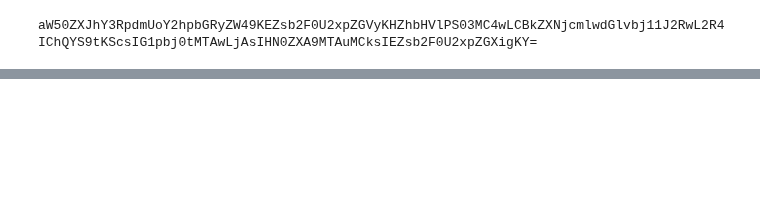
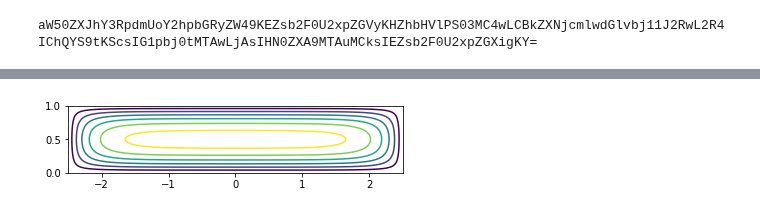
Before and after one commit to Mingbo-Li/microfluidics, a Jupyter notebook: Analytical solutions to steady and laminar flows.ipynb, the cells around one changed output, grey strips where cells are left out. Cells and saved outputs as stored; diff of their text form; code cells hidden in the pictures; blank space fills up the shorter version.

```diff
--- a/Analytical solutions to steady and laminar flows.ipynb
+++ b/Analytical solutions to steady and laminar flows.ipynb
@@ -352,0 +396,21 @@ $$ u_0=\frac{\Delta p}{2\mu\,L}\left(\frac{a^2\,b^2}{a^2+b^2}\right)\quad .\tag{
+# %%
+%matplotlib inline
+import numpy as np
+import matplotlib.pyplot as plt
+w=5. #width
+h=1. #height
+
+#generate a 2x2 matrix with y and z values on the locations of the matrix
+y,z=np.meshgrid(np.linspace(-w/2.,w/2.,100),np.linspace(0.,h,100))
+
+ux=np.zeros_like(y)
+na=np.arange(15)*2+1
+
+for n in na:
+    ux+=1./n**3*(1.- np.cosh(n*np.pi*y/h)/np.cosh(n*np.pi*w/2./h))*np.sin(n*np.pi*z/h)
+
+plt.contour(y,z,ux)
+plt.axis('equal')
+plt.gca().set_aspect('equal', adjustable='box')
+# %% [output]
+[figure, added]
```
Also changed, not shown: parts of 2 cells of this notebook, 9 other files.
